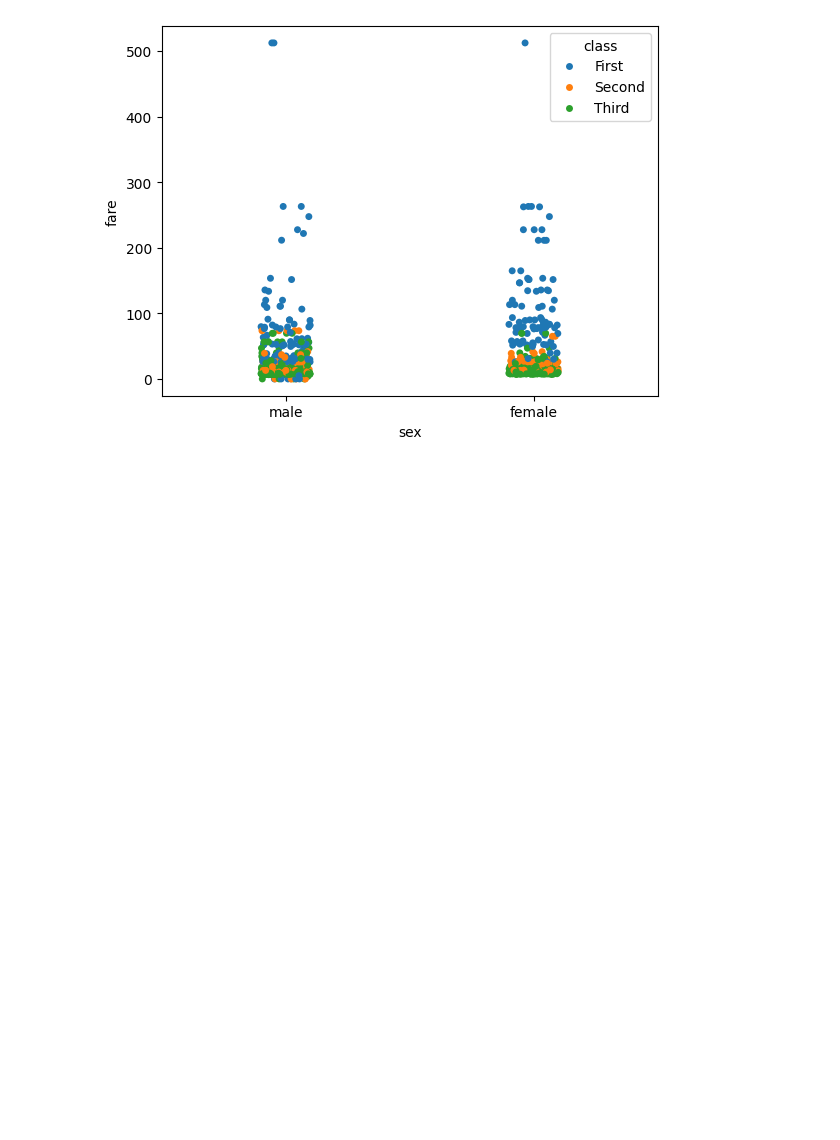
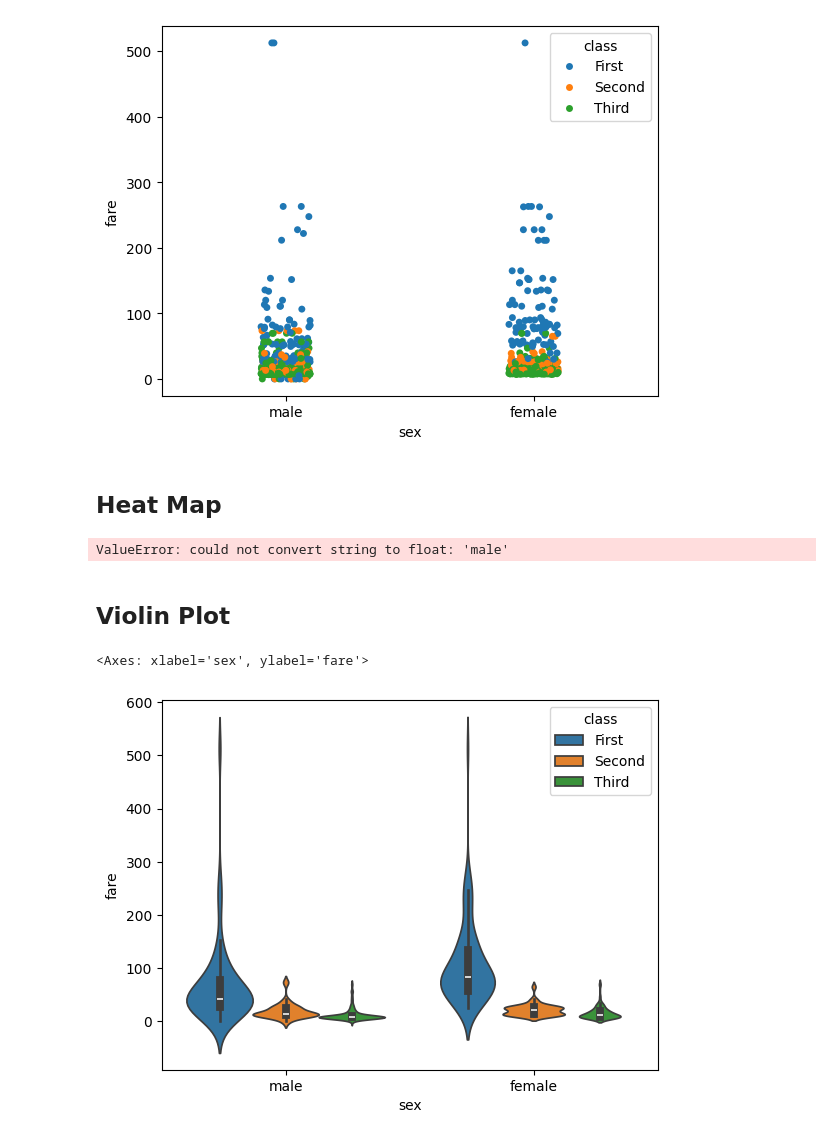
Before and after one commit to gak92/pkc2023, a Jupyter notebook: day_11/plotting.ipynb, the cells around one changed output. Drawn from its saved outputs; the diff is of its cells as text; code cells hidden in the pictures; blank space fills up the shorter version.

Commit message:
heat map and violin plot

```diff
--- a/day_11/plotting.ipynb
+++ b/day_11/plotting.ipynb
@@ -165,3 +165,19 @@ sns.stripplot(data=titanic, x='sex', y='fare', hue='class')
 # %% [output]
 <Axes: xlabel='sex', ylabel='fare'>
 [figure]
+# %% [markdown]
+## Heat Map
+# %%
+corr = titanic.corr()
+
+plt.figure(figsize=(10, 10))
+sns.heatmap(corr, annot=True)
+# %% [output]
+ValueError: could not convert string to float: 'male'
+# %% [markdown]
+## Violin Plot
+# %%
+sns.violinplot(data=titanic, x='sex', y='fare', hue='class')
+# %% [output]
+<Axes: xlabel='sex', ylabel='fare'>
+[figure, added]
```
